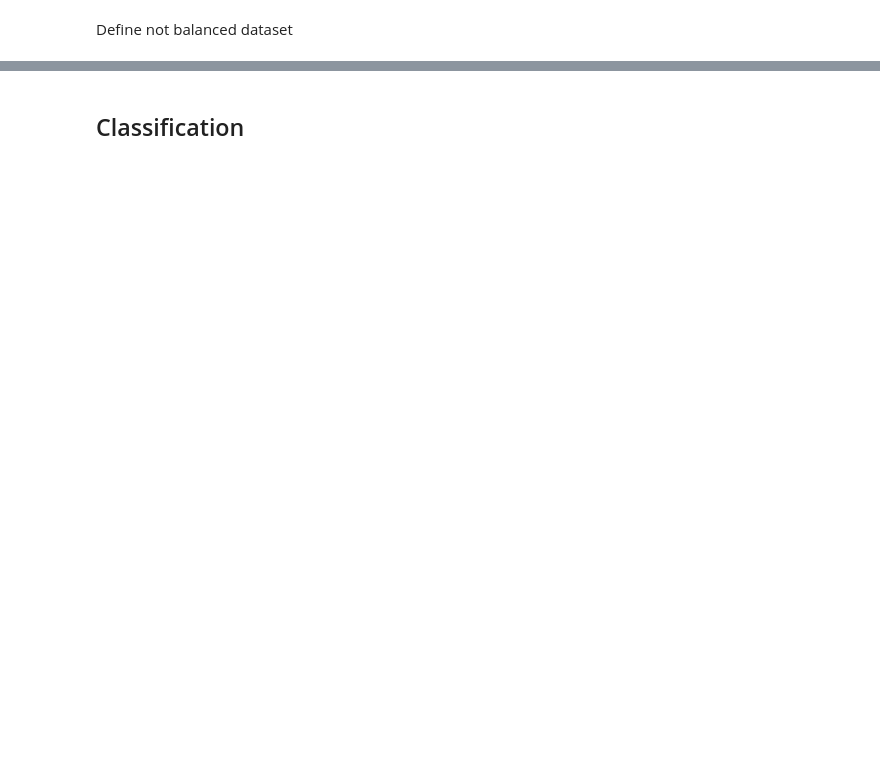
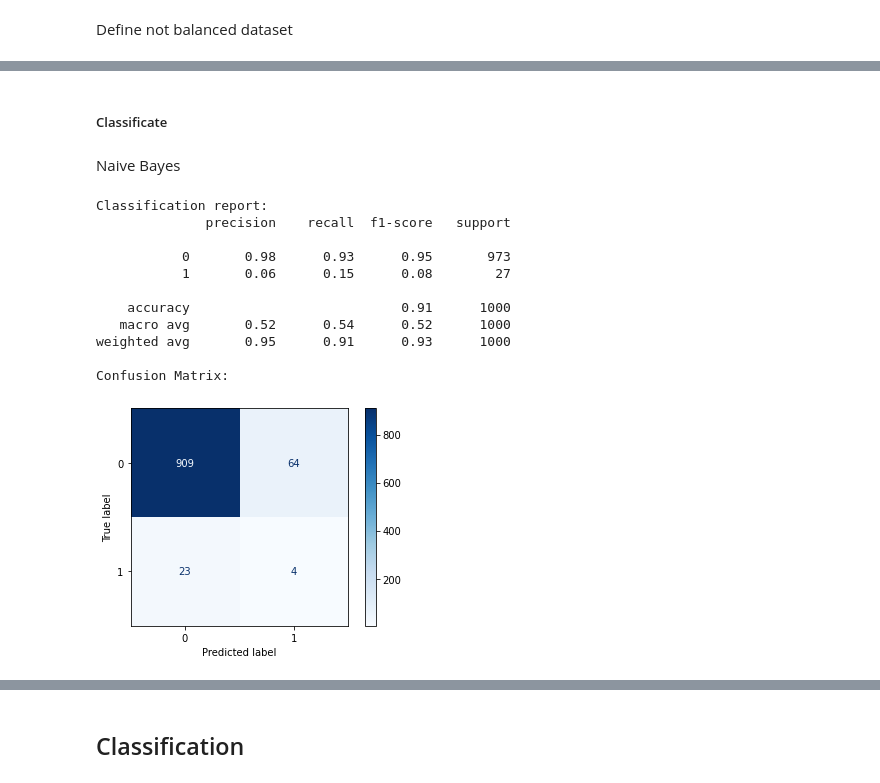
Before and after one commit to mayarachew/IEEE-CIS-Fraud-Detection, a Jupyter notebook: src/classifications.ipynb, the cells around one changed output, grey strips where cells are left out. Drawn from its saved outputs; the diff is of its cells as text; code cells hidden in the pictures; blank space fills up the shorter version.

```diff
--- a/src/classifications.ipynb
+++ b/src/classifications.ipynb
@@ -129,0 +127,7 @@ df.shape
+# %%
+X_train, X_test, y_train, y_test = train_test_split(X_df, y_df, test_size=0.2, random_state=SEED_VAL)
+X_train, X_val, y_train, y_val = train_test_split(X_train, y_train, test_size=0.25, random_state=SEED_VAL)
+
+print('Shape of train dataset', X_train.shape)
+print('Shape of validation dataset', X_val.shape)
+print('Shape of test dataset', X_test.shape)
@@ -144,8 +150,2 @@ We'll apply an oversampling technique.
-# %%
-def balance_dataset(X, y, proportion):
-    oversample = RandomOverSampler(sampling_strategy=proportion)
-    X, y = oversample.fit_resample(X, y)
-
-    return X, y
 # %% [markdown]
 Define not balanced dataset
@@ -184,0 +152,3 @@ X_test.shape (2446, 2263)
+# %%
+X_train_not_balanced_04 = X_train
+y_train_not_balanced_04 = y_train
@@ -184,0 +245,20 @@ X_test.shape (2446, 2263)
+# %%
+scaler = MinMaxScaler()
+
+X_train_not_balanced_04_normalized = scaler.fit(X_train_not_balanced_04).transform(X_train_not_balanced_04)
+
+X_train_balanced_10_normalized = scaler.fit(X_train_balanced_10).transform(X_train_balanced_10)
+X_train_balanced_20_normalized = scaler.fit(X_train_balanced_20).transform(X_train_balanced_20)
+X_train_balanced_30_normalized = scaler.fit(X_train_balanced_30).transform(X_train_balanced_30)
+X_train_balanced_40_normalized = scaler.fit(X_train_balanced_40).transform(X_train_balanced_40)
+X_train_balanced_50_normalized = scaler.fit(X_train_balanced_50).transform(X_train_balanced_50)
+
+X_train_balanced_us_10_normalized = scaler.fit(X_train_balanced_us_10).transform(X_train_balanced_us_10)
+X_train_balanced_us_20_normalized = scaler.fit(X_train_balanced_us_20).transform(X_train_balanced_us_20)
+X_train_balanced_us_30_normalized = scaler.fit(X_train_balanced_us_30).transform(X_train_balanced_us_30)
+X_train_balanced_us_40_normalized = scaler.fit(X_train_balanced_us_40).transform(X_train_balanced_us_40)
+X_train_balanced_us_50_normalized = scaler.fit(X_train_balanced_us_50).transform(X_train_balanced_us_50)
+
+X_val_normalized = scaler.fit(X_val).transform(X_val)
+
+X_test_normalized = scaler.fit(X_test).transform(X_test)
@@ -184,0 +279,25 @@ X_test.shape (2446, 2263)
+# %% [markdown]
+##### Classificate
+# %% [markdown]
+Naive Bayes
+# %%
+nb_clf = MultinomialNB(alpha=1)
+
+y_pred = create_classifier(nb_clf, X_train_not_balanced_04_normalized, y_train_not_balanced_04,
+                          X_val_normalized, y_val)
+
+print('Confusion Matrix: ')
+plot_confusion_matrix(nb_clf, X_val_normalized, y_val)
+# %% [output]
+Classification report:
+              precision    recall  f1-score   support
+
+           0       0.98      0.93      0.95       973
+           1       0.06      0.15      0.08        27
+
+    accuracy                           0.91      1000
+   macro avg       0.52      0.54      0.52      1000
+weighted avg       0.95      0.91      0.93      1000
+
+Confusion Matrix:
+[figure, added]
```
Also changed, not shown: parts of 243 cells of this notebook, 3 other files.
